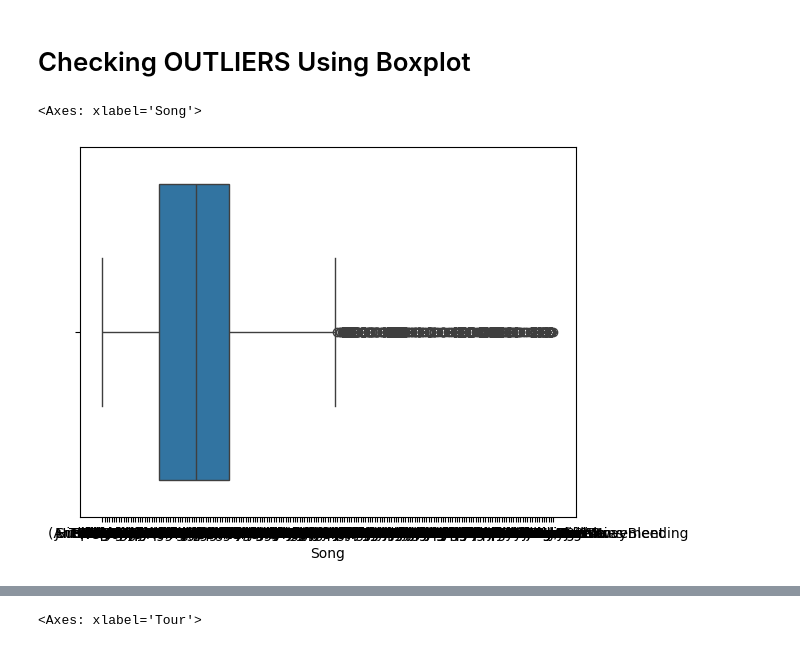
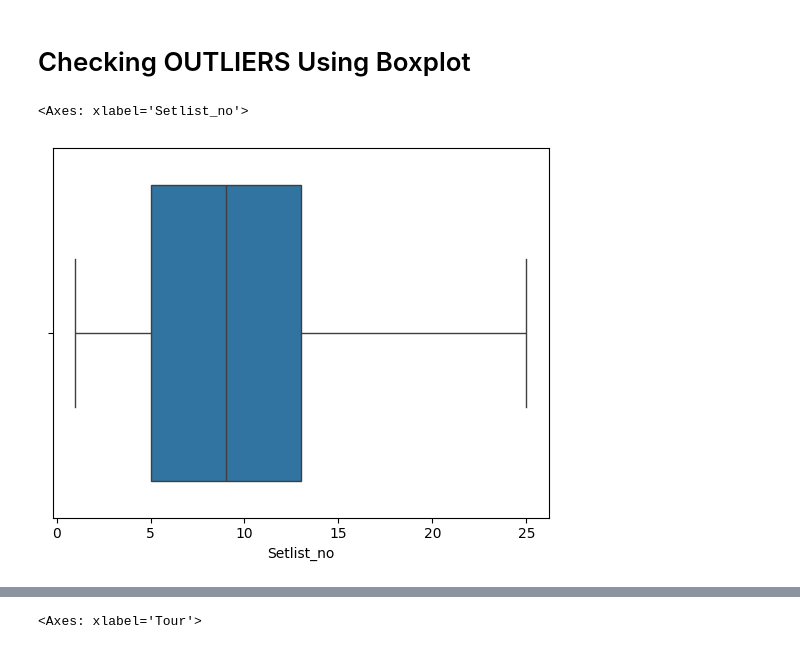
Before and after one commit to Aman-Darrell/Data-Science, a Jupyter notebook: metallicametal.ipynb, the cells around one changed output, grey strips where cells are left out. Saved outputs shown, nothing was run; the diff lists cells and outputs as text; code cells hidden in the pictures.

```diff
--- a/metallicametal.ipynb
+++ b/metallicametal.ipynb
@@ -215,7 +218,7 @@ data.sample()
 # %% [markdown]
 # Checking OUTLIERS Using Boxplot
 # %%
-sns.boxplot(x = data['Song'])
+sns.boxplot(x = data['Setlist_no'])
 # %% [output]
-<Axes: xlabel='Song'>
+<Axes: xlabel='Setlist_no'>
-[figure, old version]
+[figure, new version]
```
Also changed, not shown: parts of 24 cells of this notebook.
